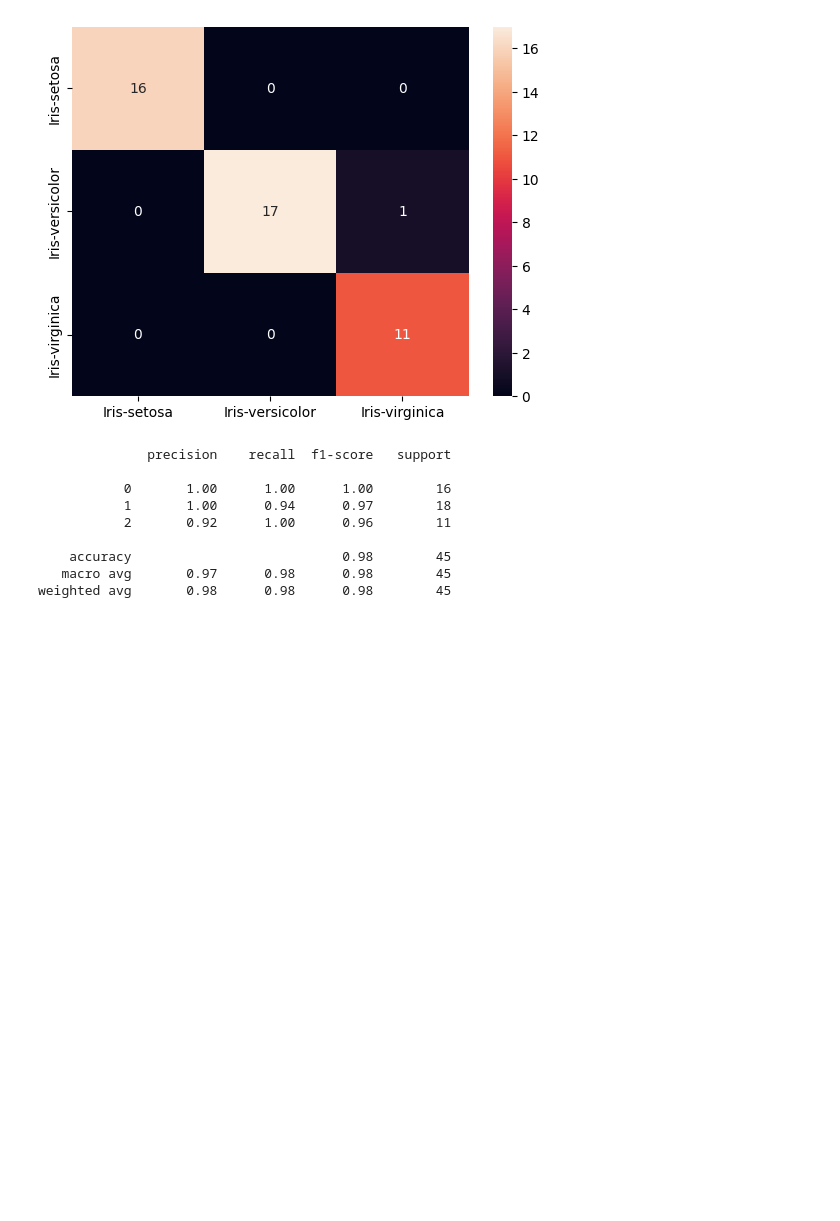
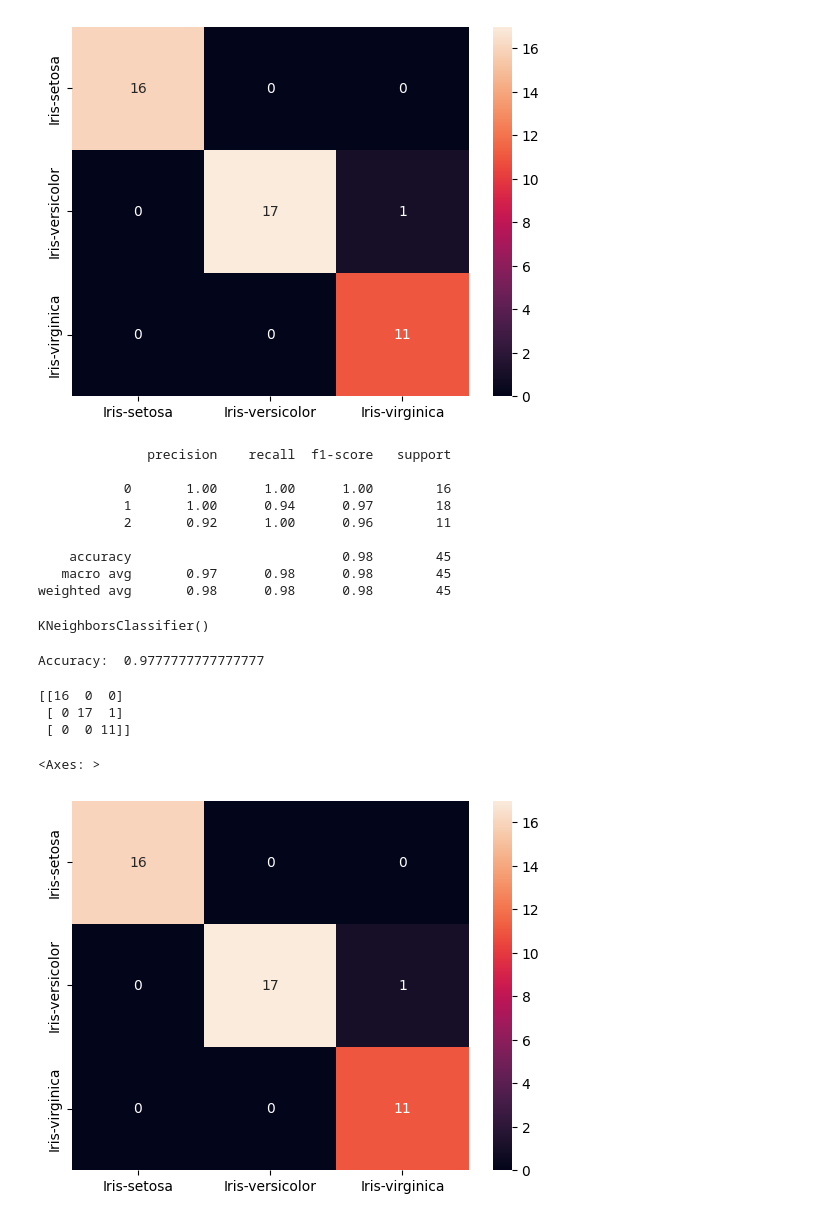
Before and after one commit to ateeqshaik/myproject, a Jupyter notebook: iris.ipynb, the cells around one changed output. Drawn from its saved outputs; the diff is of its cells as text; code cells hidden in the pictures; blank space fills up the shorter version.

```diff
--- a/iris.ipynb
+++ b/iris.ipynb
@@ -144,3 +144,28 @@ print(result)
     accuracy                           0.98        45
    macro avg       0.97      0.98      0.98        45
 weighted avg       0.98      0.98      0.98        45
+# %%
+from sklearn.neighbors import KNeighborsClassifier
+classifier=KNeighborsClassifier(n_neighbors=5)
+classifier.fit(X_train, y_train)
+# %% [output]
+KNeighborsClassifier()
+# %%
+y_pred=classifier.predict(X_test)
+# %%
+accuracy=accuracy_score(y_test, y_pred)
+print("Accuracy: ", accuracy)
+# %% [output]
+Accuracy:  0.9777777777777777
+# %%
+cm=confusion_matrix(y_test, y_pred)
+print(cm)
+# %% [output]
+[[16  0  0]
+ [ 0 17  1]
+ [ 0  0 11]]
+# %%
+sns.heatmap(cm,annot=True,fmt='g', xticklabels=['Iris-setosa', 'Iris-versicolor', 'Iris-virginica'], yticklabels=['Iris-setosa', 'Iris-versicolor', 'Iris-virginica'])
+# %% [output]
+<Axes: >
+[figure, added]
```
Also changed, not shown: parts of 1 cell of this notebook.
